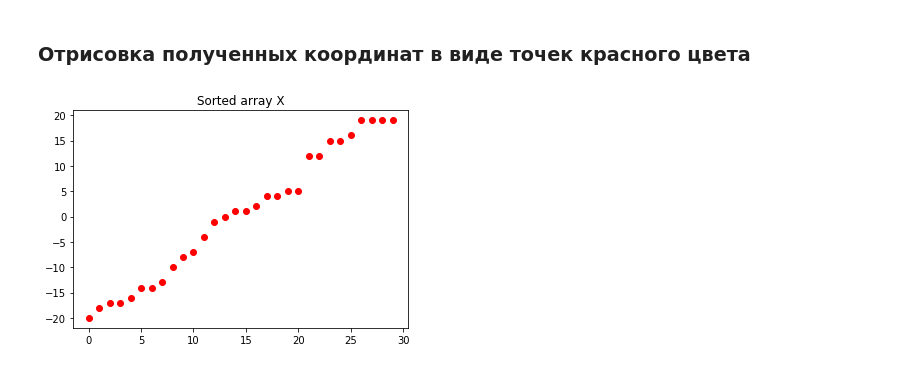
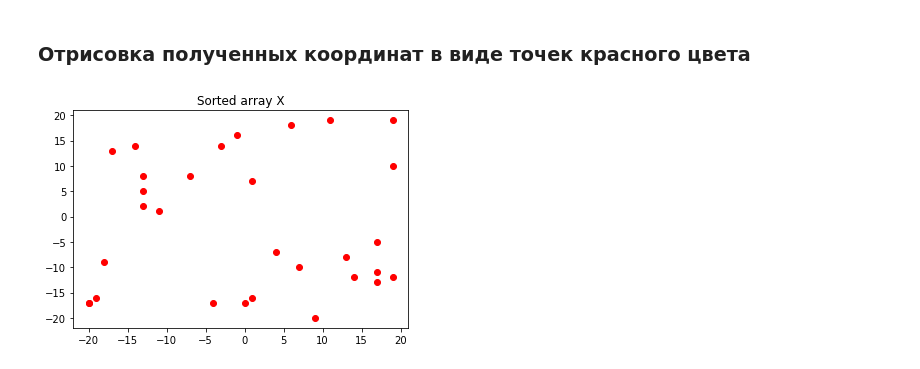
Before and after one commit to Akhalax/machine-learning-onpu-practice, a Jupyter notebook: Assignment-1/Task1.ipynb, the cells around one changed output. Drawn from its saved outputs; the diff is of its cells as text; code cells hidden in the pictures.

```diff
--- a/Assignment-1/Task1.ipynb
+++ b/Assignment-1/Task1.ipynb
@@ -74,7 +72,7 @@ Sorted array X:
 ### Отрисовка полученных координат в виде точек красного цвета
 # %%
 plt.title('Sorted array X')
-plt.plot(X, 'ro')
+plt.plot(X, Y, 'ro')
 plt.show()
 # %% [output]
-[figure, old version]
+[figure, new version]
```
Also changed, not shown: parts of 3 cells of this notebook.
